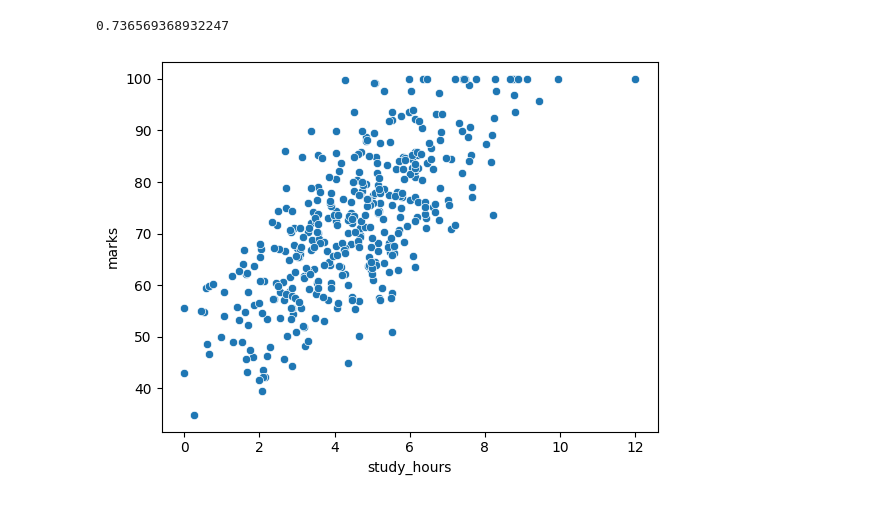
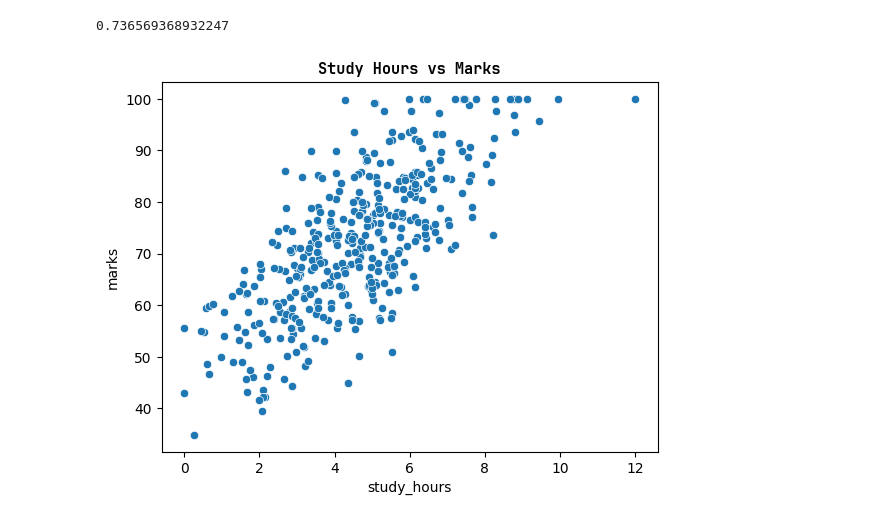
Before and after one commit to mrjaykayy/student_performance, a Jupyter notebook: Analysing-pharmaceutical-sales-data.ipynb, the cells around one changed output. Saved outputs shown, nothing was run; the diff lists cells and outputs as text; code cells hidden in the pictures.

Commit message:
added image

```diff
--- a/Analysing-pharmaceutical-sales-data.ipynb
+++ b/Analysing-pharmaceutical-sales-data.ipynb
@@ -6,11 +6,13 @@ import seaborn as sns
 # %%
 url = "Student.csv"
 data = pd.read_csv(url)
+properties = {"font":"Jetbrains Mono", "size":"11", "weight":"bold"}
 # %%
 sns.scatterplot(x="study_hours", y="marks", data=data)
 study_marks_corr = data["study_hours"].corr(data["marks"])
 print(study_marks_corr)
+plt.title("Study Hours vs Marks", **properties)
 plt.show()
 # %% [output]
 0.736569368932247
-[figure, old version]
+[figure, new version]
```
Also changed, not shown: 1 other file.
